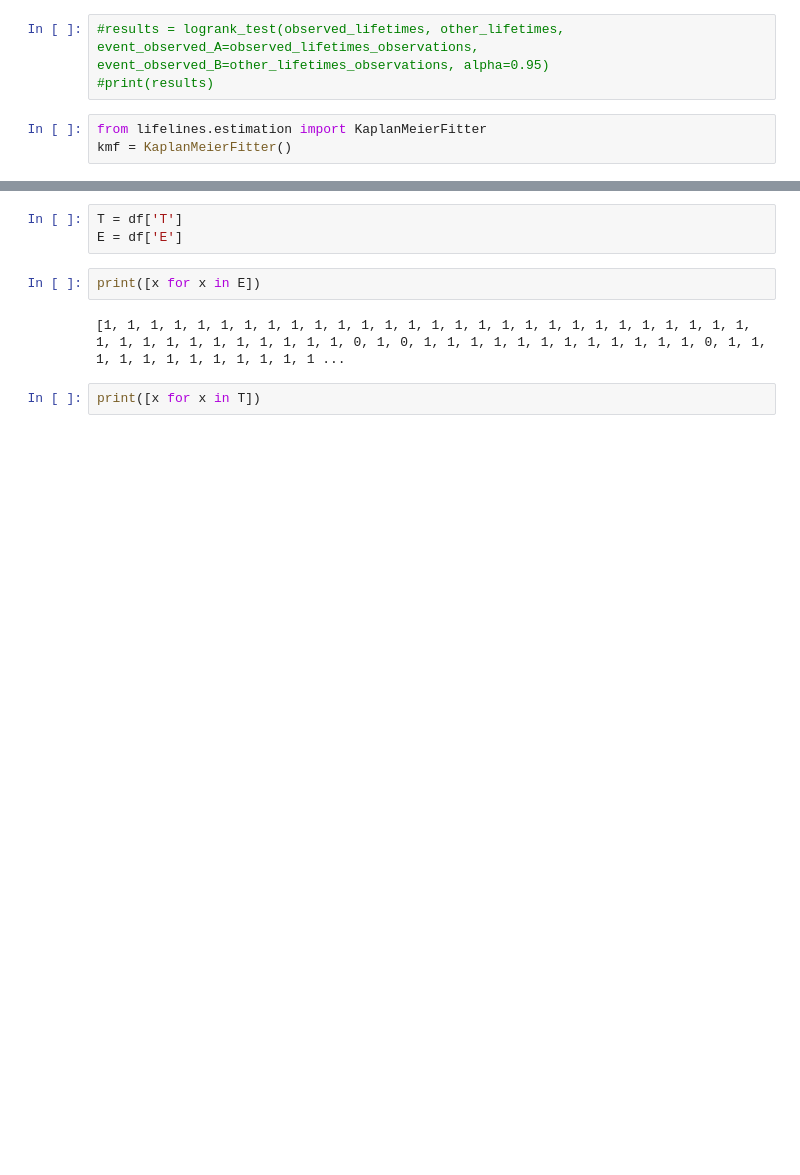
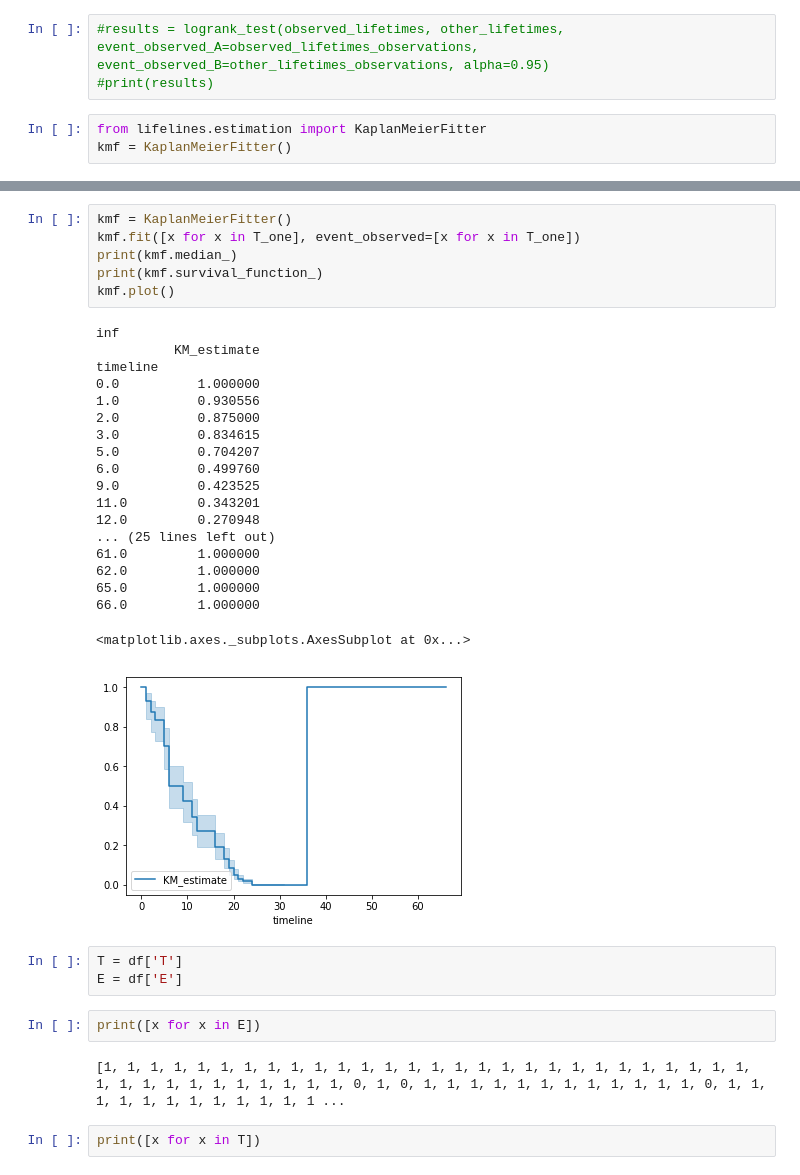
Before and after one commit to gkovacs/survival-analysis, a Jupyter notebook: survival-analysis.ipynb, the cells around one changed output, grey strips where cells are left out. Saved outputs shown, nothing was run; the diff lists cells and outputs as text; blank space fills up the shorter version.

```diff
--- a/survival-analysis.ipynb
+++ b/survival-analysis.ipynb
@@ -73,3 +254,29 @@ kmf = KaplanMeierFitter()
+# %%
+kmf = KaplanMeierFitter()
+kmf.fit([x for x in T_one], event_observed=[x for x in T_one])
+print(kmf.median_)
+print(kmf.survival_function_)
+kmf.plot()
+# %% [output]
+inf
+          KM_estimate
+timeline
+0.0          1.000000
+1.0          0.930556
+2.0          0.875000
+3.0          0.834615
+5.0          0.704207
+6.0          0.499760
+9.0          0.423525
+11.0         0.343201
+12.0         0.270948
+... (25 lines left out)
+61.0         1.000000
+62.0         1.000000
+65.0         1.000000
+66.0         1.000000
+<matplotlib.axes._subplots.AxesSubplot at 0x...>
+[figure, added]
 # %%
 T = df['T']
 E = df['E']
```
Also changed, not shown: parts of 13 cells of this notebook.
